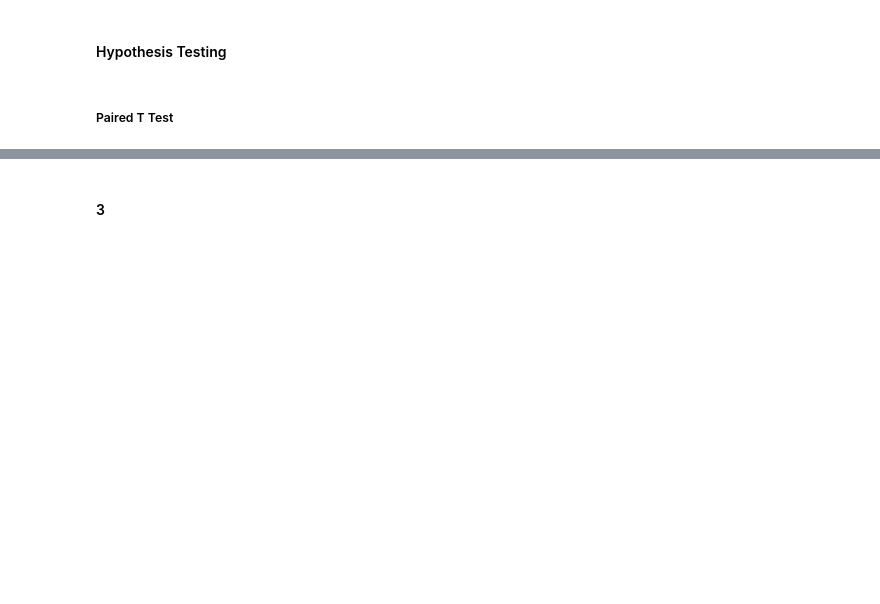
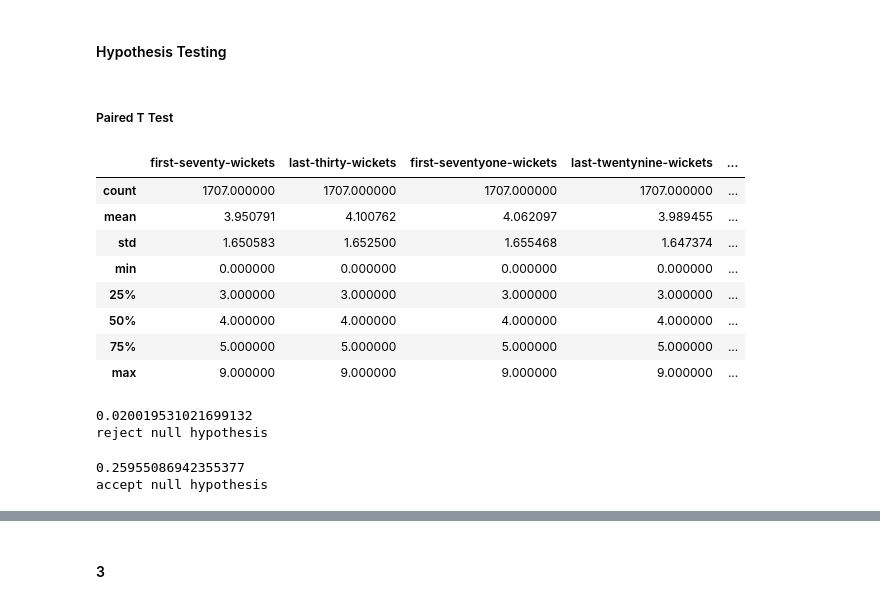
Before and after one commit to dev-SB/cricket-bi, a Jupyter notebook: hypothesis.ipynb, the cells around one changed output, grey strips where cells are left out. Cells and saved outputs as stored; diff of their text form; code cells hidden in the pictures; blank space fills up the shorter version.

```diff
--- a/hypothesis.ipynb
+++ b/hypothesis.ipynb
@@ -181,3 +220,15 @@ fig.show()
 #### Hypothesis Testing
 # %% [markdown]
 ##### Paired T Test
+# %%
+df_second.describe()
+# %% [output]
+|  | first-seventy-wickets | last-thirty-wickets | first-seventyone-wickets | last-twentynine-wickets | ... |
+| count | 1707.000000 | 1707.000000 | 1707.000000 | 1707.000000 | ... |
+| mean | 3.950791 | 4.100762 | 4.062097 | 3.989455 | ... |
+| std | 1.650583 | 1.652500 | 1.655468 | 1.647374 | ... |
+| min | 0.000000 | 0.000000 | 0.000000 | 0.000000 | ... |
+| 25% | 3.000000 | 3.000000 | 3.000000 | 3.000000 | ... |
+| 50% | 4.000000 | 4.000000 | 4.000000 | 4.000000 | ... |
+| 75% | 5.000000 | 5.000000 | 5.000000 | 5.000000 | ... |
+| max | 9.000000 | 9.000000 | 9.000000 | 9.000000 | ... |
@@ -183,0 +237,9 @@ fig.show()
+# %%
+print(pval)
+if pval<0.05:
+    print("reject null hypothesis")
+else:
+    print("accept null hypothesis")
+# %% [output]
+0.020019531021699132
+reject null hypothesis
@@ -183,0 +248,9 @@ fig.show()
+# %%
+print(pval)
+if pval<0.05:
+    print("reject null hypothesis")
+else:
+    print("accept null hypothesis")
+# %% [output]
+0.25955086942355377
+accept null hypothesis
```
Also changed, not shown: parts of 31 cells of this notebook, 8 other files.
